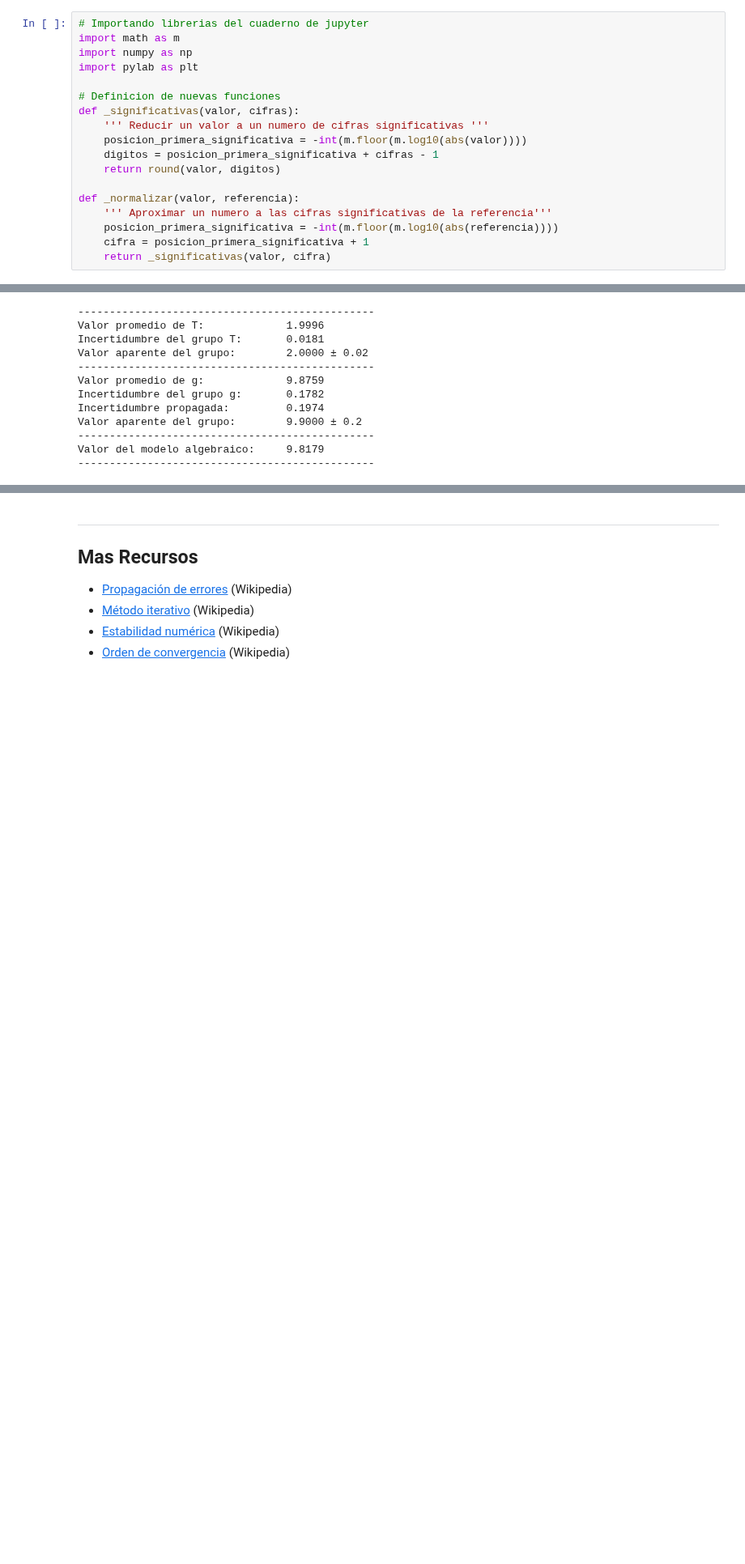
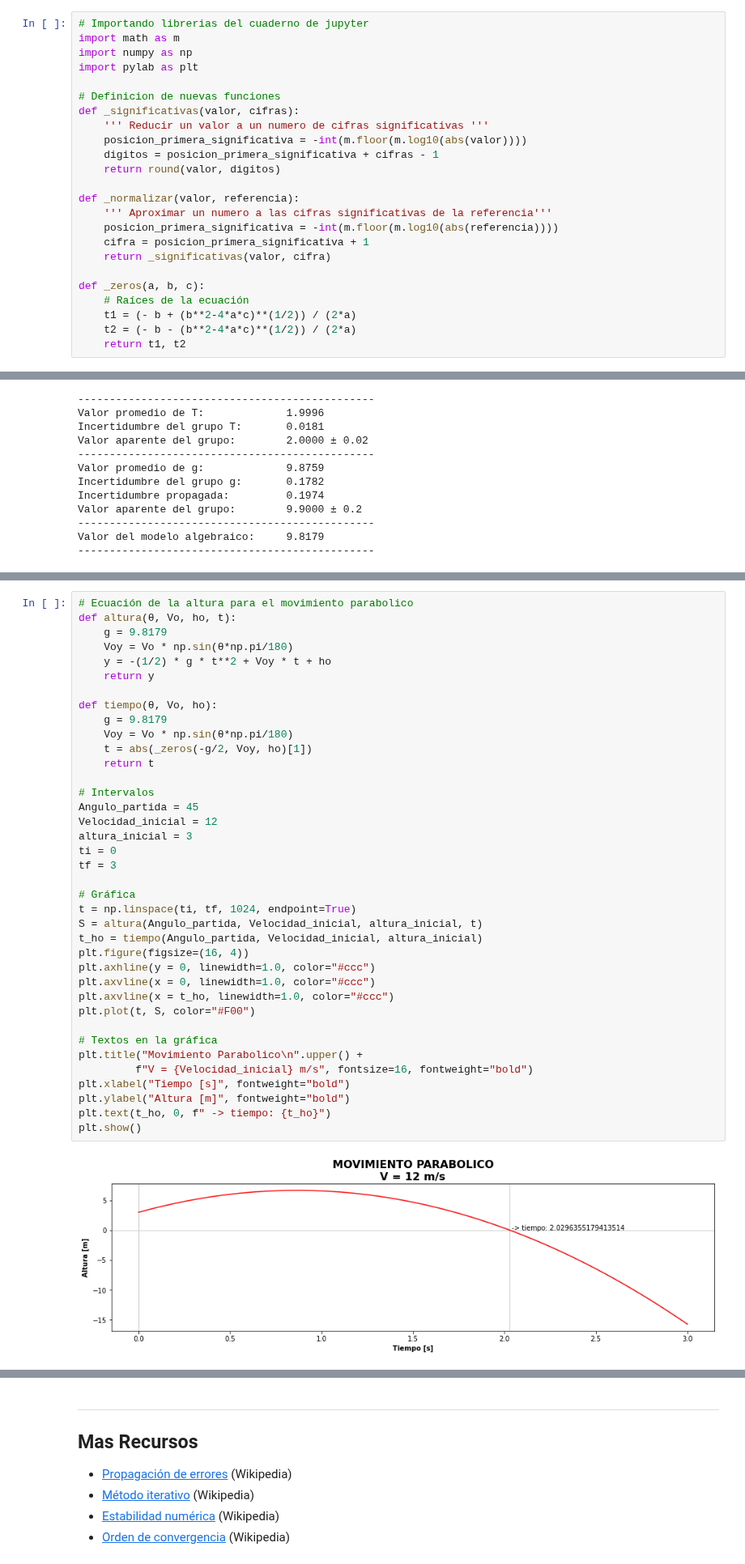
Before and after one commit to GiancarloBenavides/Metodos-Numericos, a Jupyter notebook: Jupyter/04_Propagacion.ipynb, the cells around one changed output, grey strips where cells are left out. Shown at 81% size. Cells and saved outputs as stored; diff of their text form; blank space fills up the shorter version.

```diff
--- a/Jupyter/04_Propagacion.ipynb
+++ b/Jupyter/04_Propagacion.ipynb
@@ -45,6 +45,12 @@ def _normalizar(valor, referencia):
     posicion_primera_significativa = -int(m.floor(m.log10(abs(referencia))))
     cifra = posicion_primera_significativa + 1
     return _significativas(valor, cifra)
+
+def _zeros(a, b, c):
+    # Raíces de la ecuación
+    t1 = (- b + (b**2-4*a*c)**(1/2)) / (2*a)
+    t2 = (- b - (b**2-4*a*c)**(1/2)) / (2*a)
+    return t1, t2
 # %% [markdown]
 ## 1. Propagación
 ---
@@ -149,0 +154,40 @@ function
+# %%
+# Ecuación de la altura para el movimiento parabolico
+def altura(θ, Vo, ho, t):
+    g = 9.8179
+    Voy = Vo * np.sin(θ*np.pi/180)
+    y = -(1/2) * g * t**2 + Voy * t + ho
+    return y
+
+def tiempo(θ, Vo, ho):
+    g = 9.8179
+    Voy = Vo * np.sin(θ*np.pi/180)
+    t = abs(_zeros(-g/2, Voy, ho)[1])
+    return t
+
+# Intervalos
+Angulo_partida = 45
+Velocidad_inicial = 12
+altura_inicial = 3
+ti = 0
+tf = 3
+
+# Gráfica
+t = np.linspace(ti, tf, 1024, endpoint=True)
+S = altura(Angulo_partida, Velocidad_inicial, altura_inicial, t)
+t_ho = tiempo(Angulo_partida, Velocidad_inicial, altura_inicial)
+plt.figure(figsize=(16, 4))
+plt.axhline(y = 0, linewidth=1.0, color="#ccc")
+plt.axvline(x = 0, linewidth=1.0, color="#ccc")
+plt.axvline(x = t_ho, linewidth=1.0, color="#ccc")
+plt.plot(t, S, color="#F00")
+
+# Textos en la gráfica
+plt.title("Movimiento Parabolico\n".upper() +
+         f"V = {Velocidad_inicial} m/s", fontsize=16, fontweight="bold")
+plt.xlabel("Tiempo [s]", fontweight="bold")
+plt.ylabel("Altura [m]", fontweight="bold")
+plt.text(t_ho, 0, f" -> tiempo: {t_ho}")
+plt.show()
+# %% [output]
+[figure, added]
```
Also changed, not shown: parts of 9 cells of this notebook.
